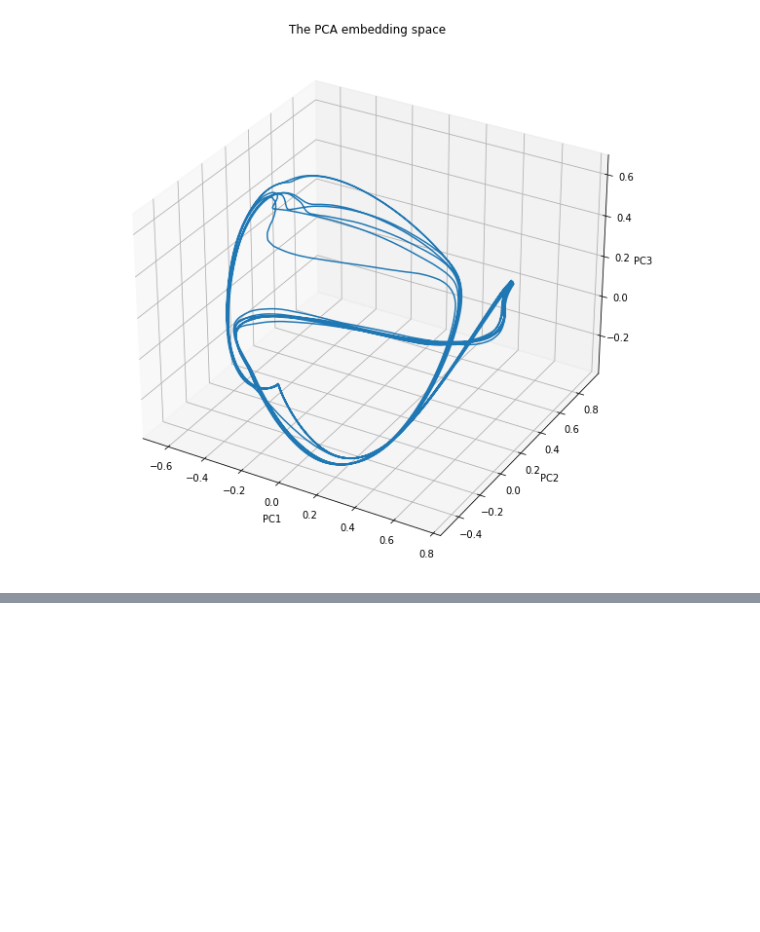
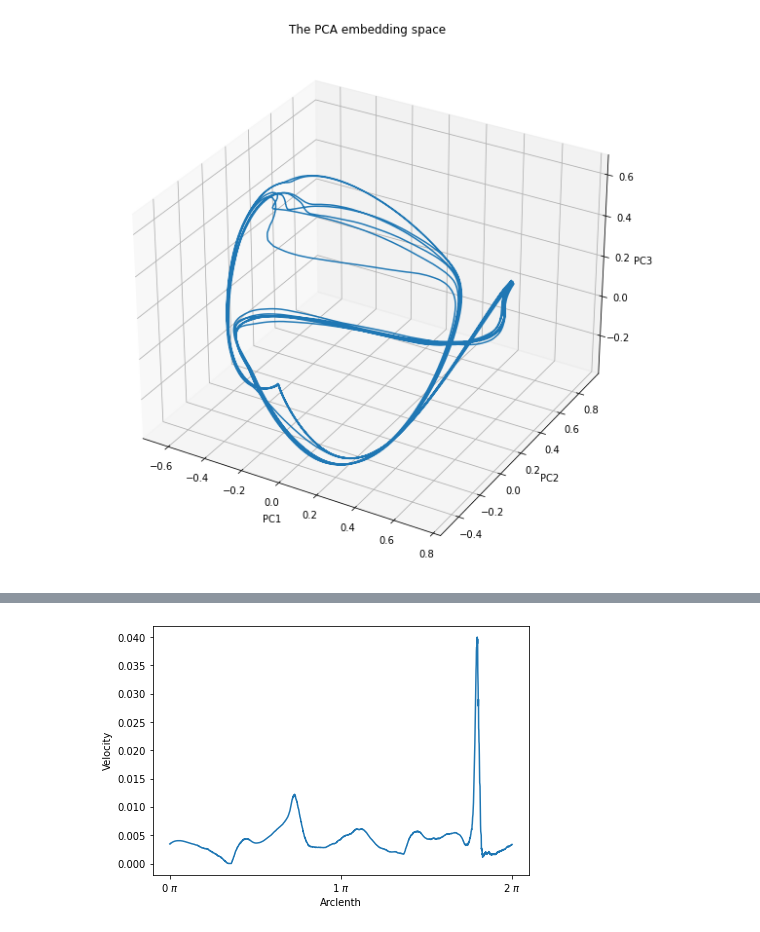
Before and after one commit to Linnore/MLCMS-Ex5-GroupK, a Jupyter notebook: Task5.ipynb, the cells around one changed output, grey strips where cells are left out. Cells and saved outputs as stored; diff of their text form; code cells hidden in the pictures; blank space fills up the shorter version.

```diff
--- a/Task5.ipynb
+++ b/Task5.ipynb
@@ -94,0 +113,24 @@ for k in range(9):
+# %%
+t1 = np.argmin(proj_X[3500:4000,0]) + 3500
+t0 = np.argmin(proj_X[1500:2000,0]) + 1500
+T = t1-t0
+# %%
+v = []
+arclen = []
+dt = 1
+for t in range(t0, t1+1):
+    arclen.append((t-t0)/T)
+    dx = proj_X[t+1] - proj_X[t]
+    v.append(np.linalg.norm(dx)/dt)
+
+
+fig = plt.figure(constrained_layout=True)
+ax = fig.add_subplot()
+ax.plot(2*np.array(arclen), v)
+ax.xaxis.set_major_formatter(ticker.FormatStrFormatter('%g $\pi$'))
+ax.xaxis.set_major_locator(ticker.MultipleLocator(base=1.0))
+ax.set_ylabel("Velocity")
+ax.set_xlabel("Arclenth")
+plt.show()
+# %% [output]
+[figure, added]
```
Also changed, not shown: parts of 7 cells of this notebook.
